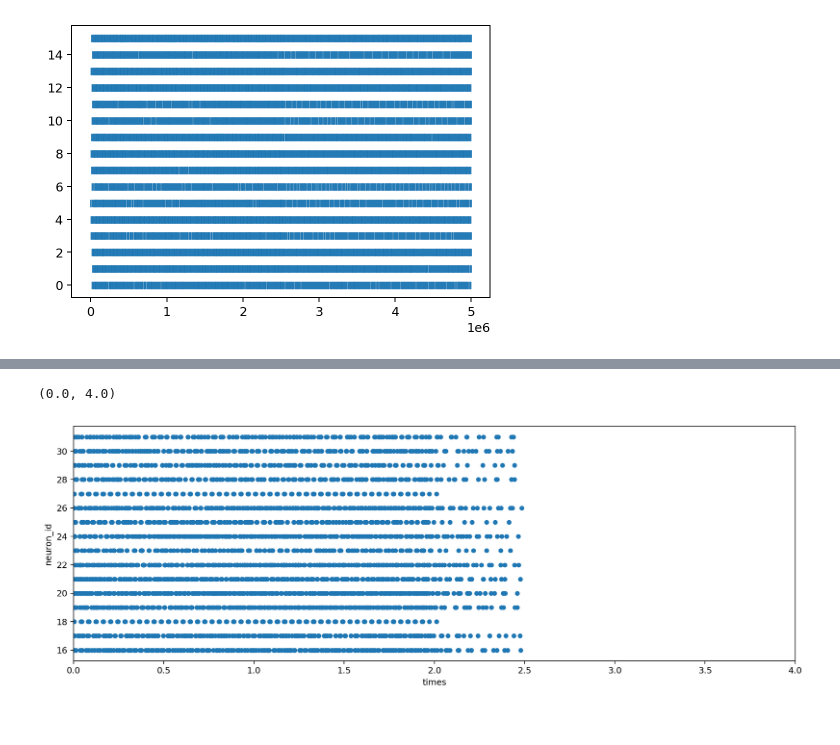
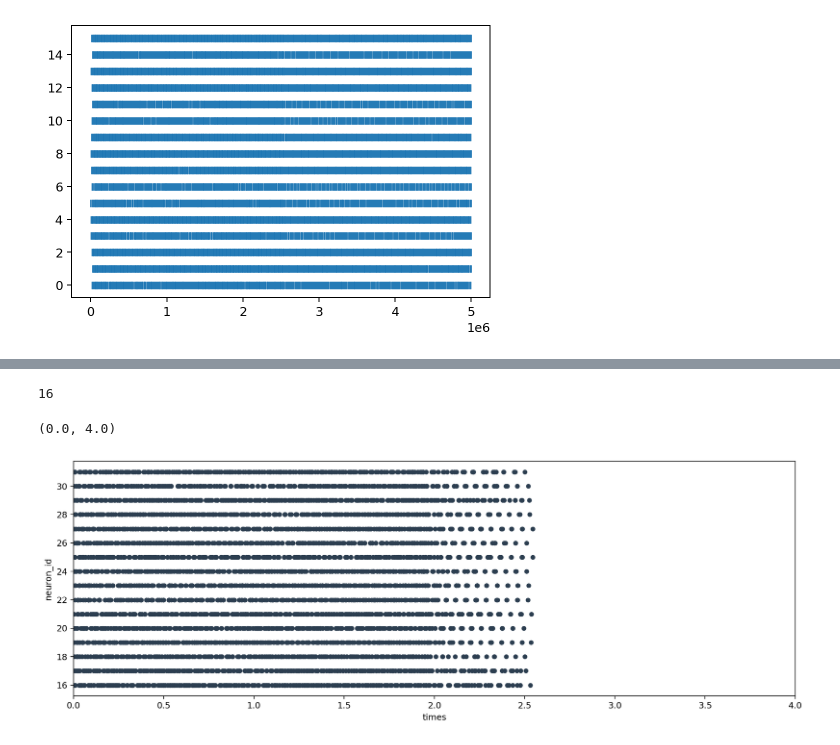
Before and after one commit to FarahBaracat/ni_class_dynapse, a Jupyter notebook: EI_network.ipynb, the cells around one changed output, grey strips where cells are left out. Saved outputs shown, nothing was run; the diff lists cells and outputs as text; code cells hidden in the pictures.

```diff
--- a/EI_network.ipynb
+++ b/EI_network.ipynb
@@ -677,14 +728,22 @@ results_df
+# %%
+len(results_df.neuron_id.unique())
+# %% [output]
+16
 # %%
 COLOR_DICT = {'pumpkin': '#d35400', 'midnight_blue': '#2c3e50', 'pomgrenate': '#c0392b', 'green_sea': '#16a085',
               'wisteria': '#8e44ad', 'orange': '#f39c12', 'clouds': '#7f8c8d', 'naval': '#40739e', 'purple': '#8c7ae6'}
 
 exc_df = results_df[results_df['neuron_id'] < 100]
 fig = plt.figure(figsize=(15,5))
 ax = fig.add_subplot(1,1,1)
-exc_df.plot(x='times', y='neuron_id', kind='scatter', ax=ax, color= 'midnight_blue')
+exc_df.plot(x='times', y='neuron_id', kind='scatter', ax=ax, color= COLOR_DICT['midnight_blue'])
+
+
+inh_df = results_df[results_df['neuron_id'] >= 100]
+inh_df.plot(x='times', y='neuron_id', kind='scatter', ax=ax, color= COLOR_DICT['pumpkin'])
 
 
 plt.xlim([0,4])
 # %% [output]
 (0.0, 4.0)
-[figure, old version]
+[figure, new version]
```
Also changed, not shown: parts of 13 cells of this notebook, 1 other file.
